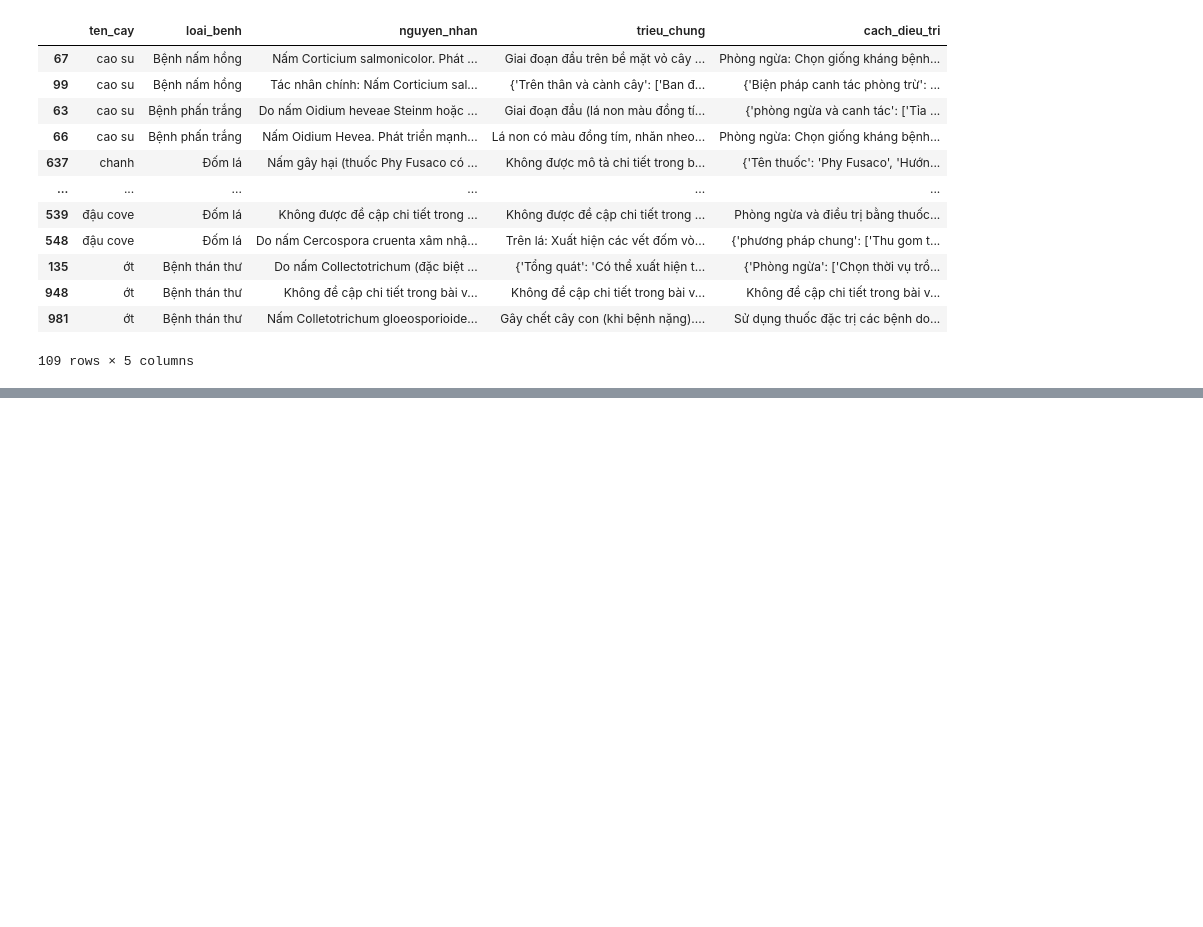
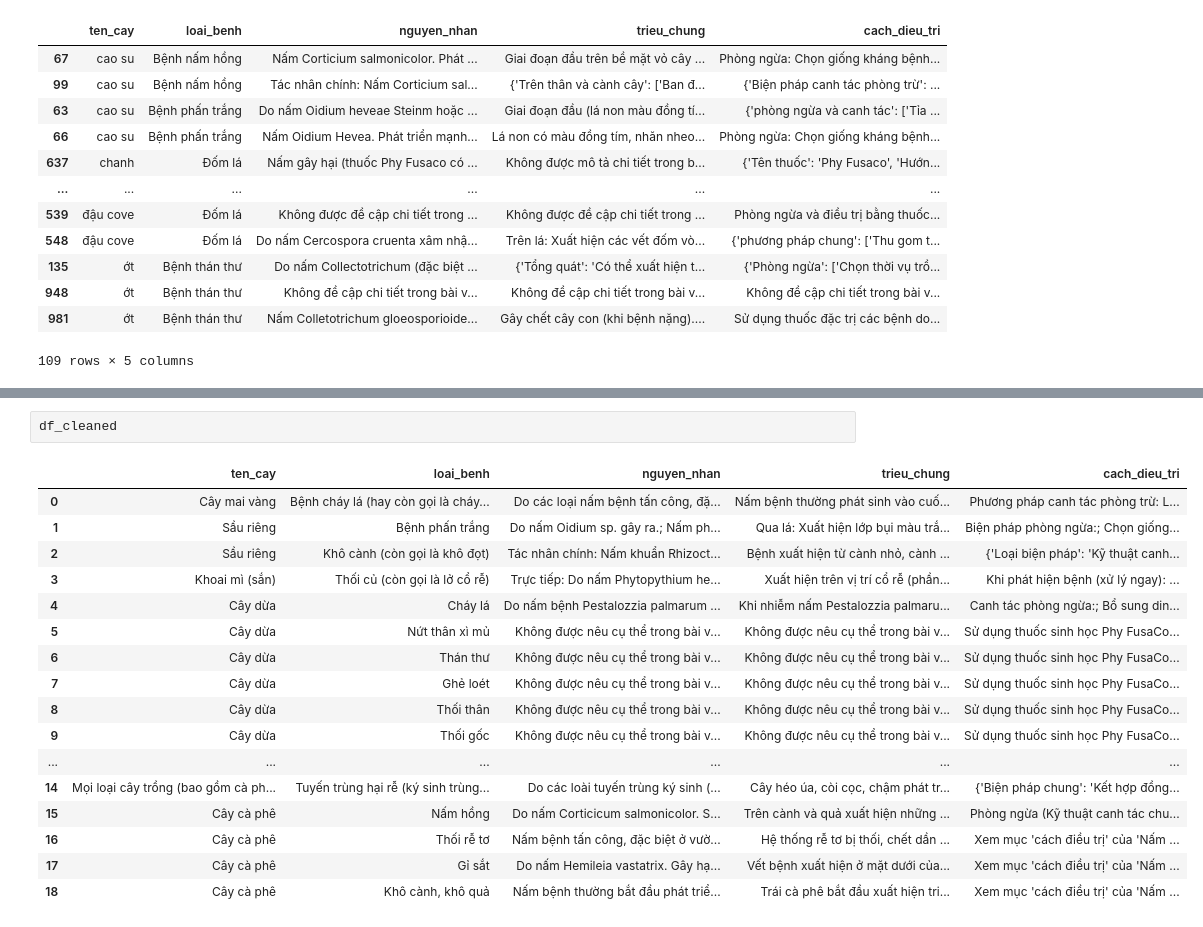
Before and after one commit to samuel7232003/project-ky-9, a Jupyter notebook: KG_RAG_AI/rag_knowledge_graph_disease_tree/preprocess_data.ipynb, the cells around one changed output, grey strips where cells are left out. Cells and saved outputs as stored; diff of their text form; blank space fills up the shorter version.

```diff
--- a/KG_RAG_AI/rag_knowledge_graph_disease_tree/preprocess_data.ipynb
+++ b/KG_RAG_AI/rag_knowledge_graph_disease_tree/preprocess_data.ipynb
@@ -260,0 +530,20 @@ remove_duplicates_keep_first("data/data_clean_1.csv", "data/data_clean_2.csv")
+# %%
+df_cleaned
+# %% [output]
+|  | ten_cay | loai_benh | nguyen_nhan | trieu_chung | cach_dieu_tri |
+| 0 | Cây mai vàng | Bệnh cháy lá (hay còn gọi là cháy... | Do các loại nấm bệnh tấn công, đặ... | Nấm bệnh thường phát sinh vào cuố... | Phương pháp canh tác phòng trừ: L... |
+| 1 | Sầu riêng | Bệnh phấn trắng | Do nấm Oidium sp. gây ra.; Nấm ph... | Qua lá: Xuất hiện lớp bụi màu trắ... | Biện pháp phòng ngừa:; Chọn giống... |
+| 2 | Sầu riêng | Khô cành (còn gọi là khô đọt) | Tác nhân chính: Nấm khuẩn Rhizoct... | Bệnh xuất hiện từ cành nhỏ, cành ... | {'Loại biện pháp': 'Kỹ thuật canh... |
+| 3 | Khoai mì (sắn) | Thối củ (còn gọi là lở cổ rễ) | Trực tiếp: Do nấm Phytopythium he... | Xuất hiện trên vị trí cổ rễ (phần... | Khi phát hiện bệnh (xử lý ngay): ... |
+| 4 | Cây dừa | Cháy lá | Do nấm bệnh Pestalozzia palmarum ... | Khi nhiễm nấm Pestalozzia palmaru... | Canh tác phòng ngừa:; Bổ sung din... |
+| 5 | Cây dừa | Nứt thân xì mủ | Không được nêu cụ thể trong bài v... | Không được nêu cụ thể trong bài v... | Sử dụng thuốc sinh học Phy FusaCo... |
+| 6 | Cây dừa | Thán thư | Không được nêu cụ thể trong bài v... | Không được nêu cụ thể trong bài v... | Sử dụng thuốc sinh học Phy FusaCo... |
+| 7 | Cây dừa | Ghẻ loét | Không được nêu cụ thể trong bài v... | Không được nêu cụ thể trong bài v... | Sử dụng thuốc sinh học Phy FusaCo... |
+| 8 | Cây dừa | Thối thân | Không được nêu cụ thể trong bài v... | Không được nêu cụ thể trong bài v... | Sử dụng thuốc sinh học Phy FusaCo... |
+| 9 | Cây dừa | Thối gốc | Không được nêu cụ thể trong bài v... | Không được nêu cụ thể trong bài v... | Sử dụng thuốc sinh học Phy FusaCo... |
+| ... | ... | ... | ... | ... | ... |
+| 14 | Mọi loại cây trồng (bao gồm cà ph... | Tuyến trùng hại rễ (ký sinh trùng... | Do các loài tuyến trùng ký sinh (... | Cây héo úa, còi cọc, chậm phát tr... | {'Biện pháp chung': 'Kết hợp đồng... |
+| 15 | Cây cà phê | Nấm hồng | Do nấm Corticicum salmonicolor. S... | Trên cành và quả xuất hiện những ... | Phòng ngừa (Kỹ thuật canh tác chu... |
+| 16 | Cây cà phê | Thối rễ tơ | Nấm bệnh tấn công, đặc biệt ở vườ... | Hệ thống rễ tơ bị thối, chết dần ... | Xem mục 'cách điều trị' của 'Nấm ... |
+| 17 | Cây cà phê | Gỉ sắt | Do nấm Hemileia vastatrix. Gây hạ... | Vết bệnh xuất hiện ở mặt dưới của... | Xem mục 'cách điều trị' của 'Nấm ... |
+| 18 | Cây cà phê | Khô cành, khô quả | Nấm bệnh thường bắt đầu phát triể... | Trái cà phê bắt đầu xuất hiện tri... | Xem mục 'cách điều trị' của 'Nấm ... |
```
Also changed, not shown: parts of 18 cells of this notebook, 5 other files.
